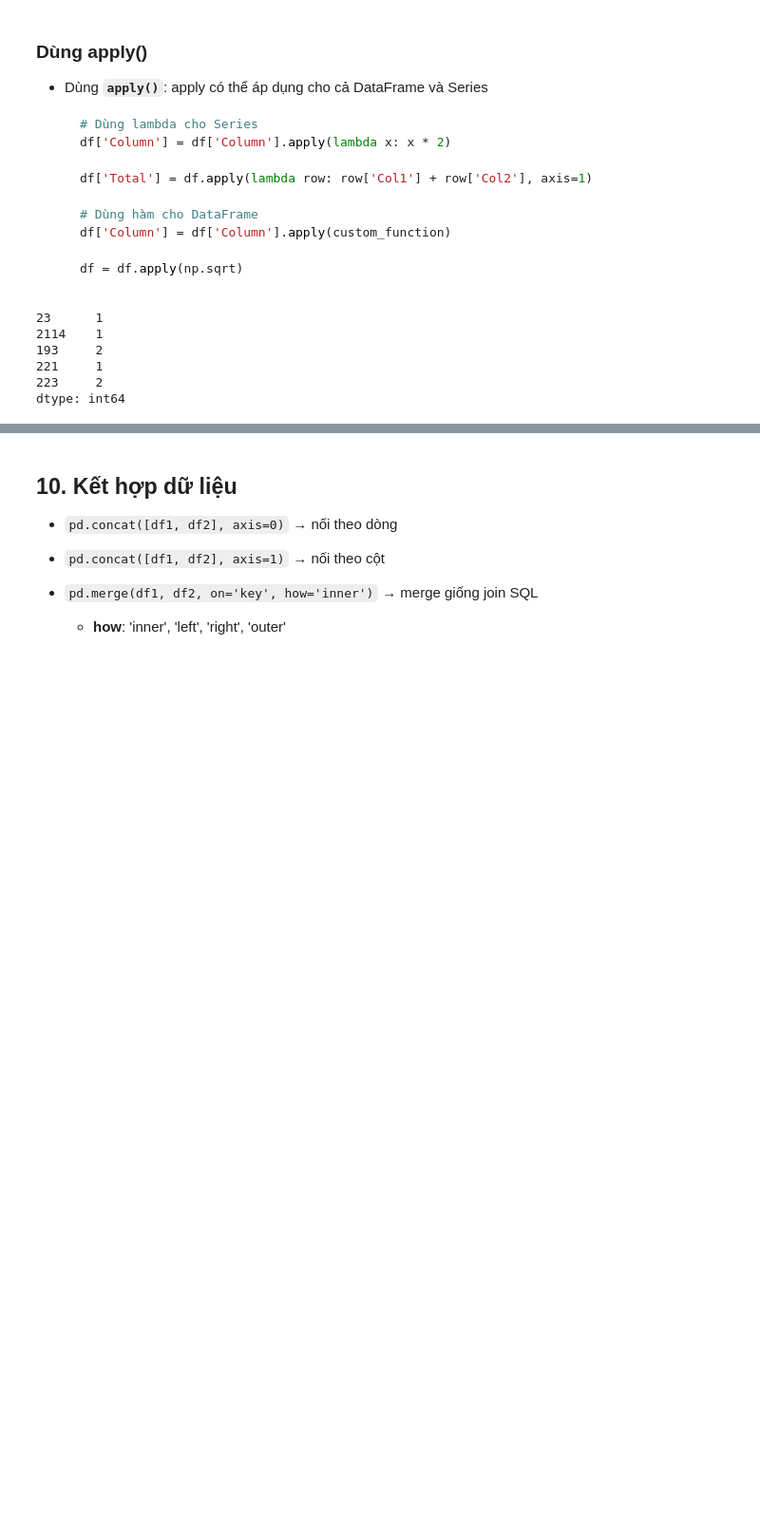
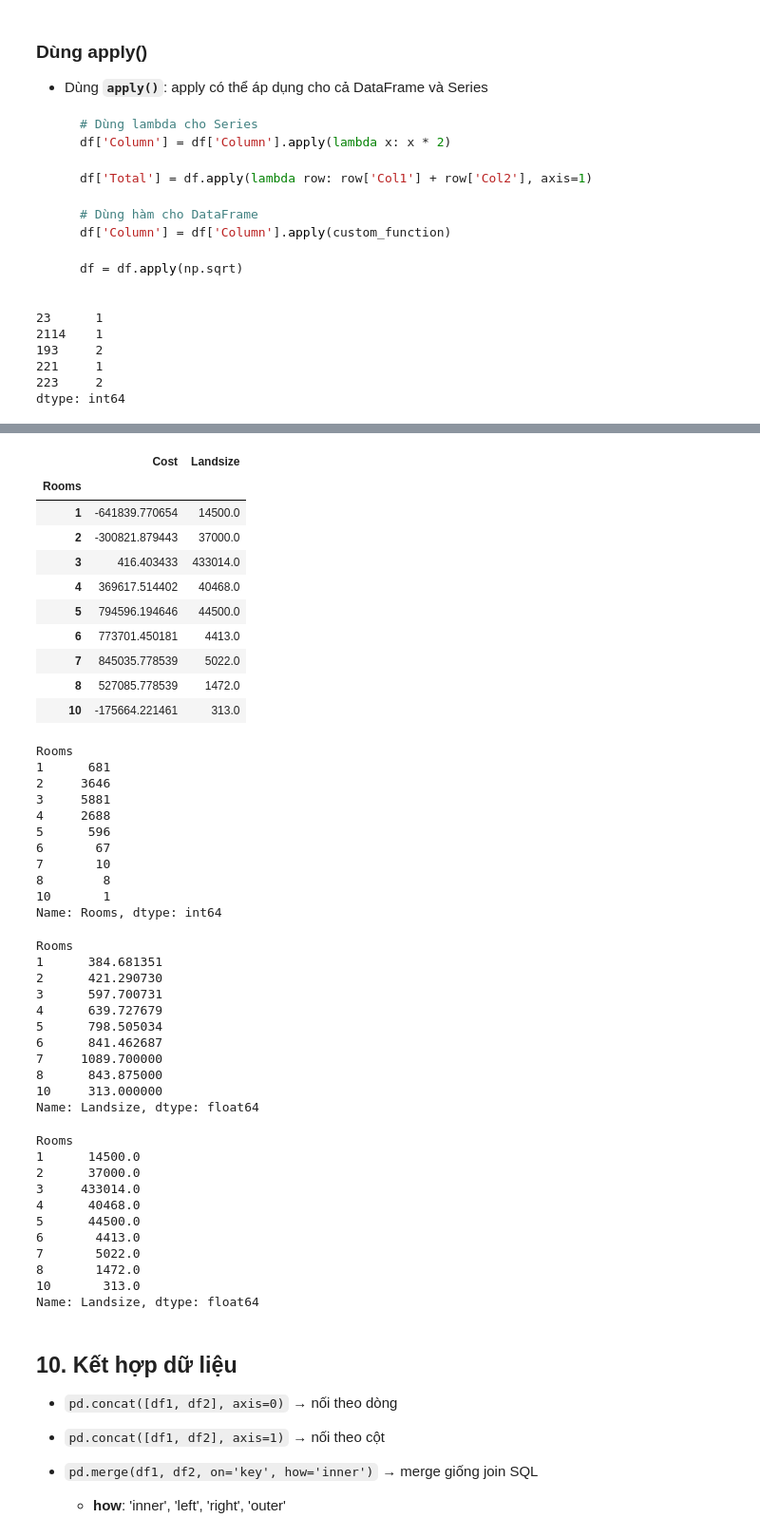
Before and after one commit to 0402anhhuy/Basic-Pandas, a Jupyter notebook: Pandas.ipynb, the cells around one changed output, grey strips where cells are left out. Shown at 95% size. Cells and saved outputs as stored; diff of their text form; code cells hidden in the pictures; blank space fills up the shorter version.

Commit message:
docs: enhance groupby section with detailed statistical functions

```diff
--- a/Pandas.ipynb
+++ b/Pandas.ipynb
@@ -736,3 +741,62 @@ df.groupby(['Dept','Gender']).agg({'Salary':'mean','Age':'max'})
+# %%
+rooms_price = df.groupby('Rooms').agg({'Cost':'mean', 'Landsize':'max'})
+display(rooms_price)
+
+rooms = df.groupby('Rooms').size()
+rooms = df['Rooms'].value_counts()
+rooms = df.groupby('Rooms')['Rooms'].count() # Đếm giá trị không NaN
+display(rooms)
+
+rooms_price = df.groupby('Rooms')['Landsize'].mean()
+display(rooms_price)
+
+rooms_price = df.groupby('Rooms')['Landsize'].max()
+display(rooms_price)
+# %% [output]
+|  | Cost | Landsize |
+| Rooms |  |  |
+| 1 | -641839.770654 | 14500.0 |
+| 2 | -300821.879443 | 37000.0 |
+| 3 | 416.403433 | 433014.0 |
+| 4 | 369617.514402 | 40468.0 |
+| 5 | 794596.194646 | 44500.0 |
+| 6 | 773701.450181 | 4413.0 |
+| 7 | 845035.778539 | 5022.0 |
+| 8 | 527085.778539 | 1472.0 |
+| 10 | -175664.221461 | 313.0 |
+Rooms
+1      681
+2     3646
+3     5881
+4     2688
+5      596
+6       67
+7       10
+8        8
+10       1
+Name: Rooms, dtype: int64
+Rooms
+1      384.681351
+2      421.290730
+3      597.700731
+4      639.727679
+5      798.505034
+6      841.462687
+7     1089.700000
+8      843.875000
+10     313.000000
+Name: Landsize, dtype: float64
+Rooms
+1      14500.0
+2      37000.0
+3     433014.0
+4      40468.0
+5      44500.0
+6       4413.0
+7       5022.0
+8       1472.0
+10       313.0
+Name: Landsize, dtype: float64
 # %% [markdown]
 ## 10. Kết hợp dữ liệu
 
```
Also changed, not shown: parts of 1 cell of this notebook.
